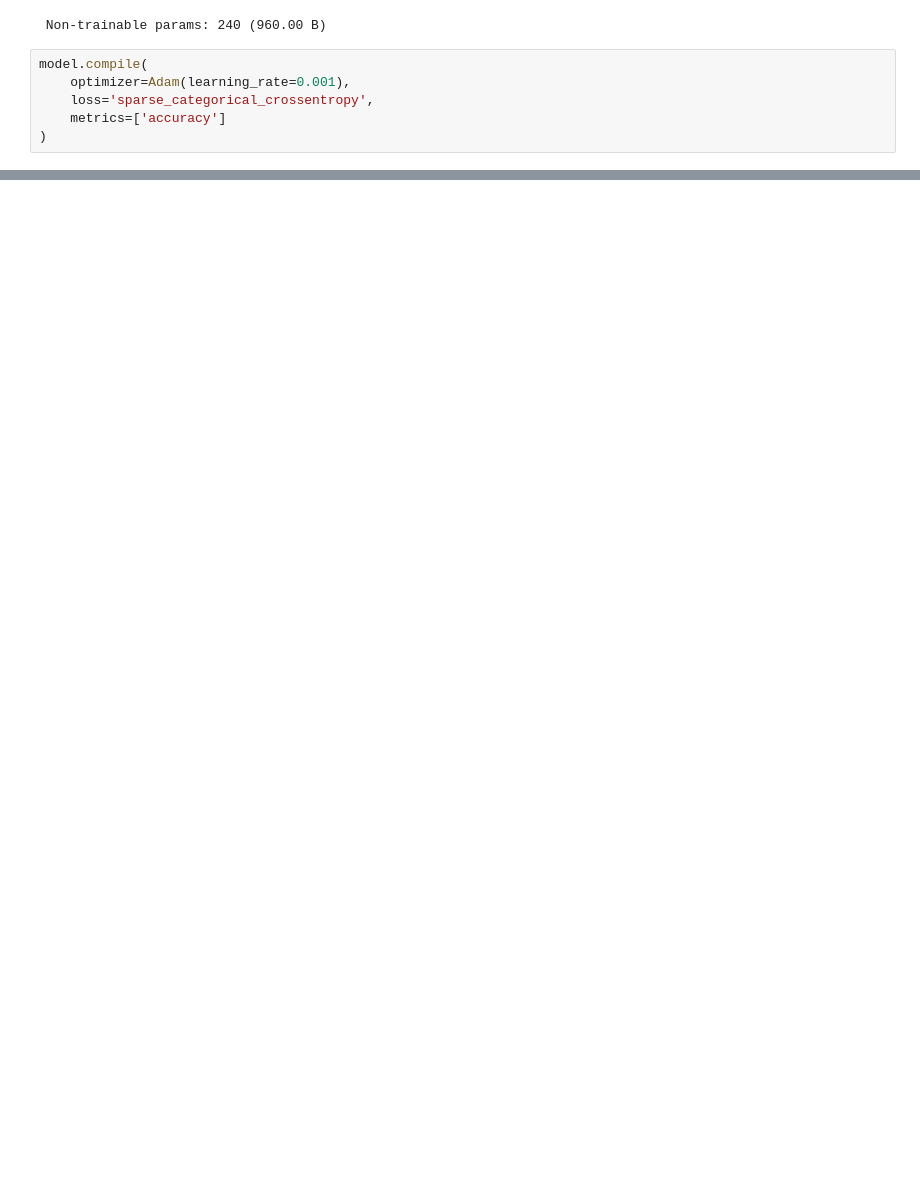
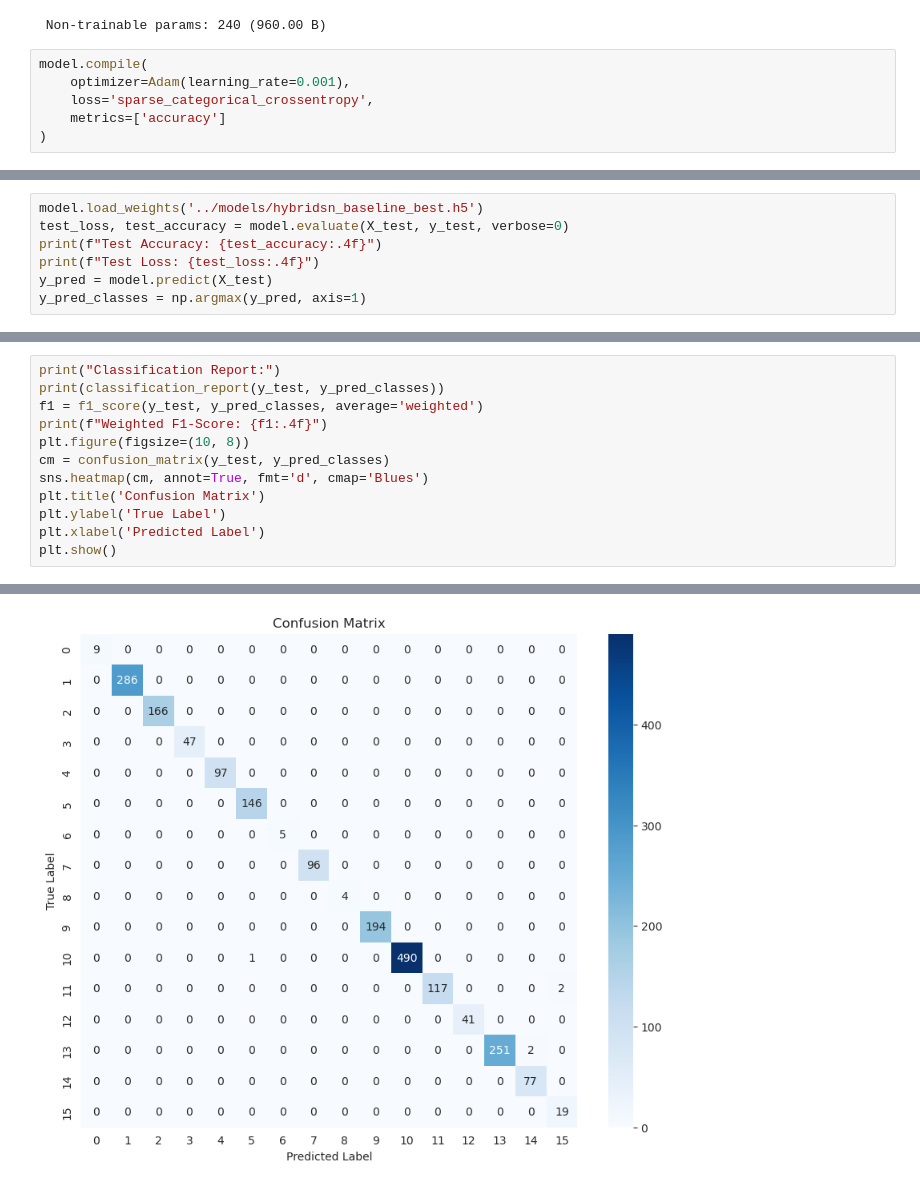
Before and after one commit to Yajush-afk/backend-farmGuard, a Jupyter notebook: notebooks/hybridSN_baseline_model.ipynb, the cells around one changed output, grey strips where cells are left out. Saved outputs shown, nothing was run; the diff lists cells and outputs as text; blank space fills up the shorter version.

```diff
--- a/notebooks/hybridSN_baseline_model.ipynb
+++ b/notebooks/hybridSN_baseline_model.ipynb
@@ -161,0 +232,7 @@ Detected at node compile_loss/sparse_categorical_crossentropy/SparseSoftmaxCross
+# %%
+model.load_weights('../models/hybridsn_baseline_best.h5')
+test_loss, test_accuracy = model.evaluate(X_test, y_test, verbose=0)
+print(f"Test Accuracy: {test_accuracy:.4f}")
+print(f"Test Loss: {test_loss:.4f}")
+y_pred = model.predict(X_test)
+y_pred_classes = np.argmax(y_pred, axis=1)
@@ -161,0 +243,13 @@ Detected at node compile_loss/sparse_categorical_crossentropy/SparseSoftmaxCross
+# %%
+print("Classification Report:")
+print(classification_report(y_test, y_pred_classes))
+f1 = f1_score(y_test, y_pred_classes, average='weighted')
+print(f"Weighted F1-Score: {f1:.4f}")
+plt.figure(figsize=(10, 8))
+cm = confusion_matrix(y_test, y_pred_classes)
+sns.heatmap(cm, annot=True, fmt='d', cmap='Blues')
+plt.title('Confusion Matrix')
+plt.ylabel('True Label')
+plt.xlabel('Predicted Label')
+plt.show()
+# %% [output]
@@ -161,0 +273 @@ Detected at node compile_loss/sparse_categorical_crossentropy/SparseSoftmaxCross
+[figure, added]
```
Also changed, not shown: parts of 11 cells of this notebook.
